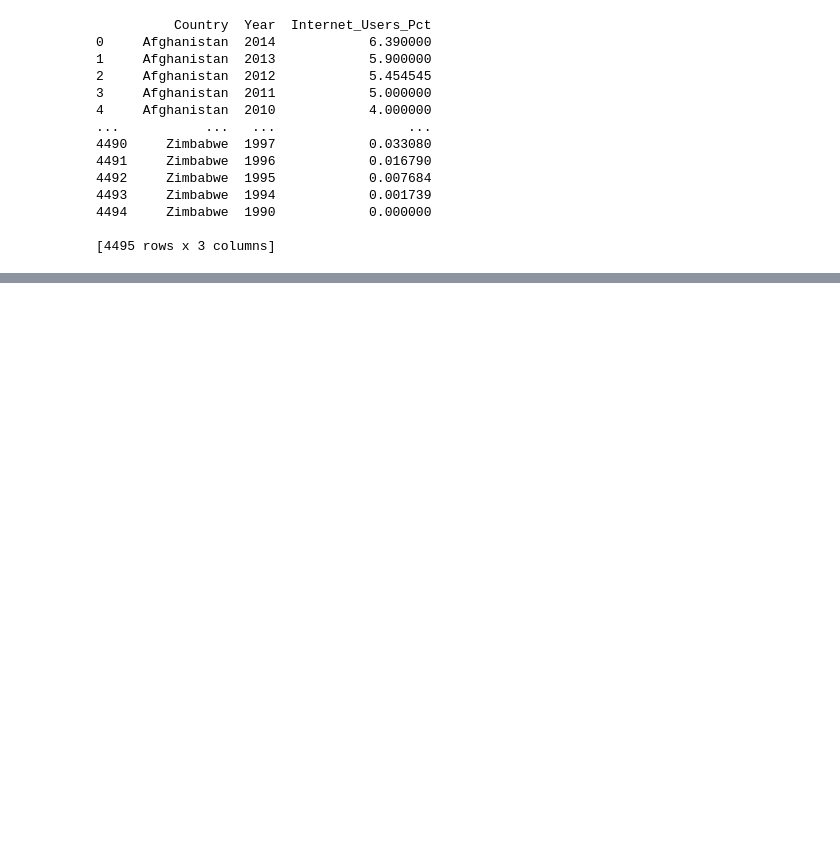
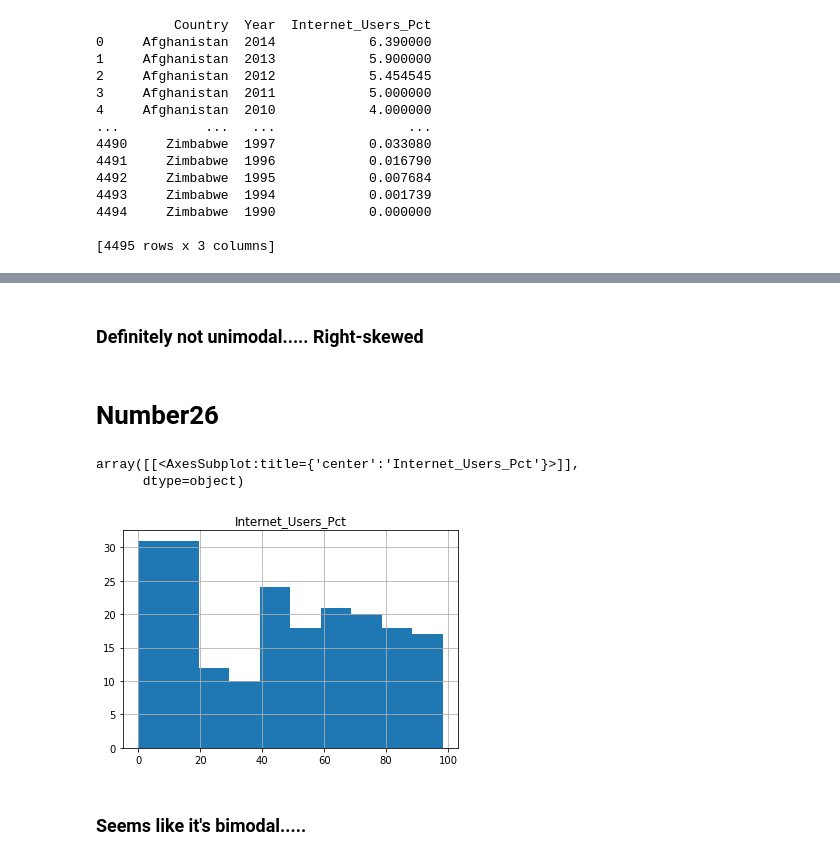
Before and after one commit to NSS-Data-Analytics-Cohort-7/gdp-and-internet-usage-sgoolsby88, a Jupyter notebook: Notebook/gdp_and_internet_usage.ipynb, the cells around one changed output, grey strips where cells are left out. Saved outputs shown, nothing was run; the diff lists cells and outputs as text; code cells hidden in the pictures; blank space fills up the shorter version.

```diff
--- a/Notebook/gdp_and_internet_usage.ipynb
+++ b/Notebook/gdp_and_internet_usage.ipynb
@@ -301,0 +311,12 @@ gdp_and_internet_use_2014.plot(kind='scatter',x='Internet_Users_Pct', y='GDP_Per
+# %% [markdown]
+### Definitely not unimodal..... Right-skewed
+# %% [markdown]
+# Number26
+# %%
+gdp_and_internet_use_2014.hist('Internet_Users_Pct')
+# %% [output]
+array([[<AxesSubplot:title={'center':'Internet_Users_Pct'}>]],
+      dtype=object)
+[figure, added]
+# %% [markdown]
+### Seems like it's bimodal.....
```
Also changed, not shown: parts of 61 cells of this notebook.
